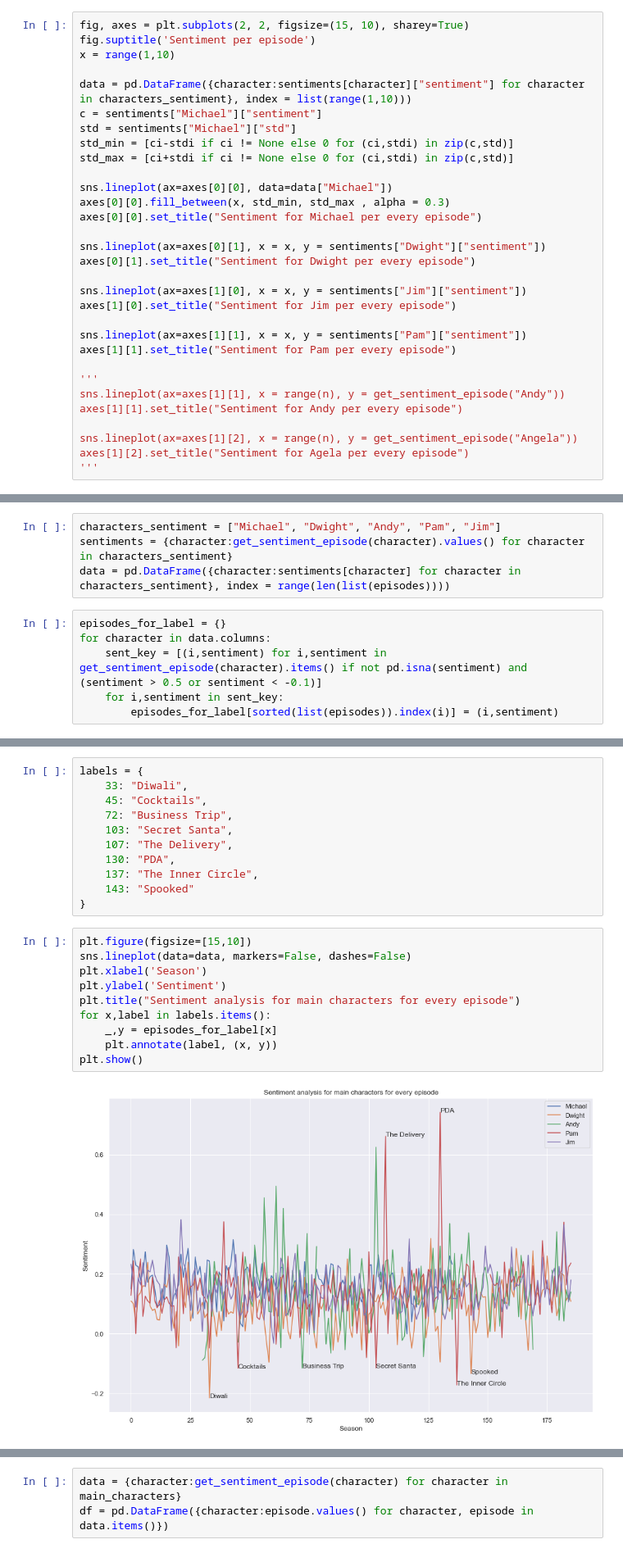
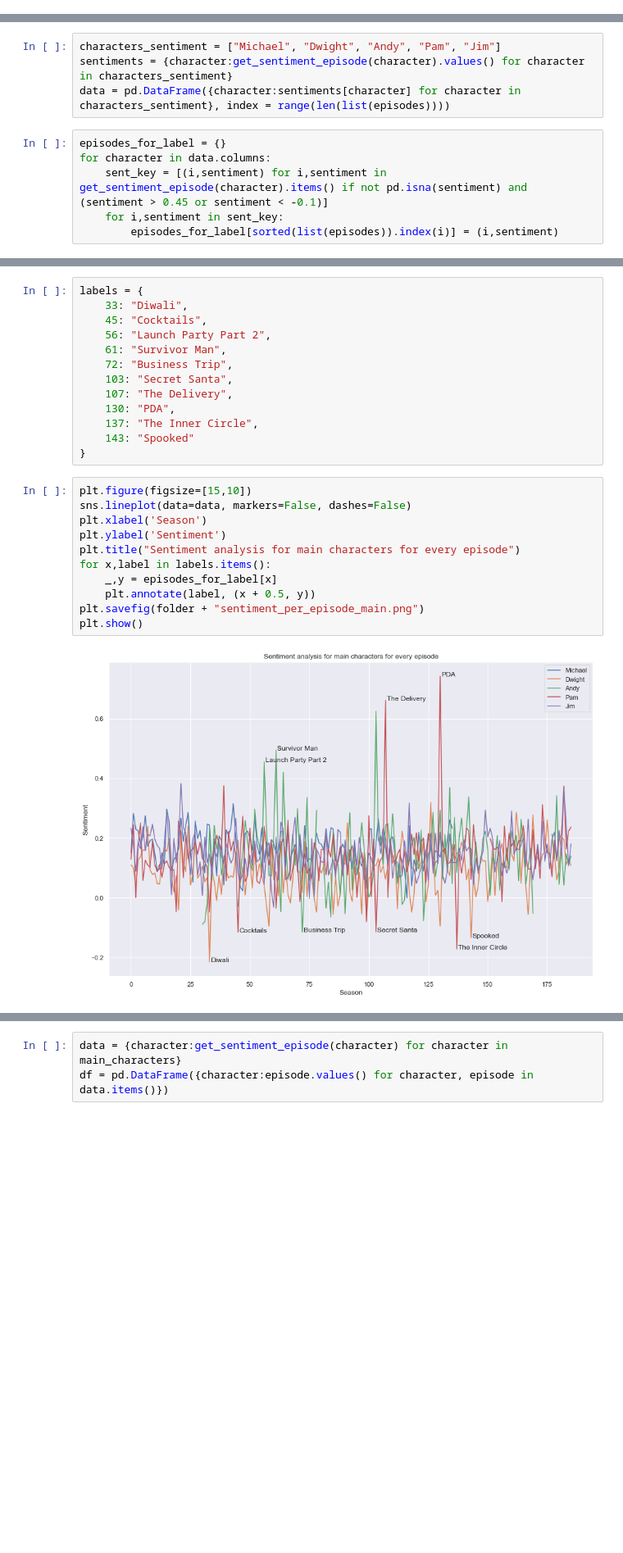
Before and after one commit to nklingen/SocialGraphsProject, a Jupyter notebook: Sentiment_analysis.ipynb, the cells around one changed output, grey strips where cells are left out. Shown at 82% size. Saved outputs shown, nothing was run; the diff lists cells and outputs as text; blank space fills up the shorter version.

```diff
--- a/Sentiment_analysis.ipynb
+++ b/Sentiment_analysis.ipynb
@@ -186,31 +220,0 @@ plt.savefig(folder + "character_sentiment_developement.png")
-# %%
-fig, axes = plt.subplots(2, 2, figsize=(15, 10), sharey=True)
-fig.suptitle('Sentiment per episode')
-x = range(1,10)
-
-data = pd.DataFrame({character:sentiments[character]["sentiment"] for character in characters_sentiment}, index = list(range(1,10)))
-c = sentiments["Michael"]["sentiment"]
-std = sentiments["Michael"]["std"]
-std_min = [ci-stdi if ci != None else 0 for (ci,stdi) in zip(c,std)]
-std_max = [ci+stdi if ci != None else 0 for (ci,stdi) in zip(c,std)]
-
-sns.lineplot(ax=axes[0][0], data=data["Michael"])
-axes[0][0].fill_between(x, std_min, std_max , alpha = 0.3)
-axes[0][0].set_title("Sentiment for Michael per every episode")
-
-sns.lineplot(ax=axes[0][1], x = x, y = sentiments["Dwight"]["sentiment"])
-axes[0][1].set_title("Sentiment for Dwight per every episode")
-
-sns.lineplot(ax=axes[1][0], x = x, y = sentiments["Jim"]["sentiment"])
-axes[1][0].set_title("Sentiment for Jim per every episode")
-
-sns.lineplot(ax=axes[1][1], x = x, y = sentiments["Pam"]["sentiment"])
-axes[1][1].set_title("Sentiment for Pam per every episode")
-
-'''
-sns.lineplot(ax=axes[1][1], x = range(n), y = get_sentiment_episode("Andy"))
-axes[1][1].set_title("Sentiment for Andy per every episode")
-
-sns.lineplot(ax=axes[1][2], x = range(n), y = get_sentiment_episode("Angela"))
-axes[1][2].set_title("Sentiment for Agela per every episode")
-'''
@@ -247,7 +248,7 @@ data = pd.DataFrame({character:sentiments[character] for character in characters
 # %%
 episodes_for_label = {}
 for character in data.columns:
-    sent_key = [(i,sentiment) for i,sentiment in get_sentiment_episode(character).items() if not pd.isna(sentiment) and (sentiment > 0.5 or sentiment < -0.1)]
+    sent_key = [(i,sentiment) for i,sentiment in get_sentiment_episode(character).items() if not pd.isna(sentiment) and (sentiment > 0.45 or sentiment < -0.1)]
     for i,sentiment in sent_key:
         episodes_for_label[sorted(list(episodes)).index(i)] = (i,sentiment)
 # %%
@@ -265,6 +268,8 @@ episodes_for_label
 labels = {
     33: "Diwali",
     45: "Cocktails",
+    56: "Launch Party Part 2",
+    61: "Survivor Man",
     72: "Business Trip",
     103: "Secret Santa",
     107: "The Delivery",
@@ -275,12 +280,13 @@ labels = {
 # %%
 plt.figure(figsize=[15,10])
 sns.lineplot(data=data, markers=False, dashes=False)
 plt.xlabel('Season')
 plt.ylabel('Sentiment')
 plt.title("Sentiment analysis for main characters for every episode")
 for x,label in labels.items():
     _,y = episodes_for_label[x]
-    plt.annotate(label, (x, y))
+    plt.annotate(label, (x + 0.5, y))
+plt.savefig(folder + "sentiment_per_episode_main.png")
 plt.show()
 # %% [output]
-[figure, old version]
+[figure, new version]
```
Also changed, not shown: parts of 15 cells of this notebook, 2 other files.
